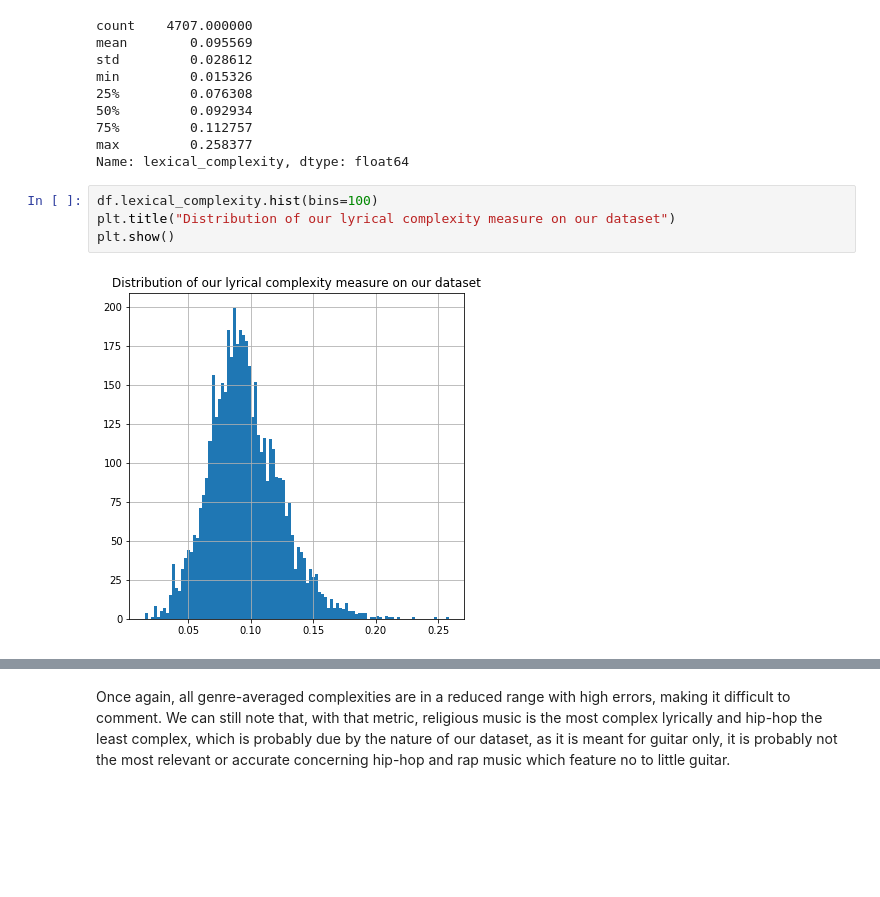
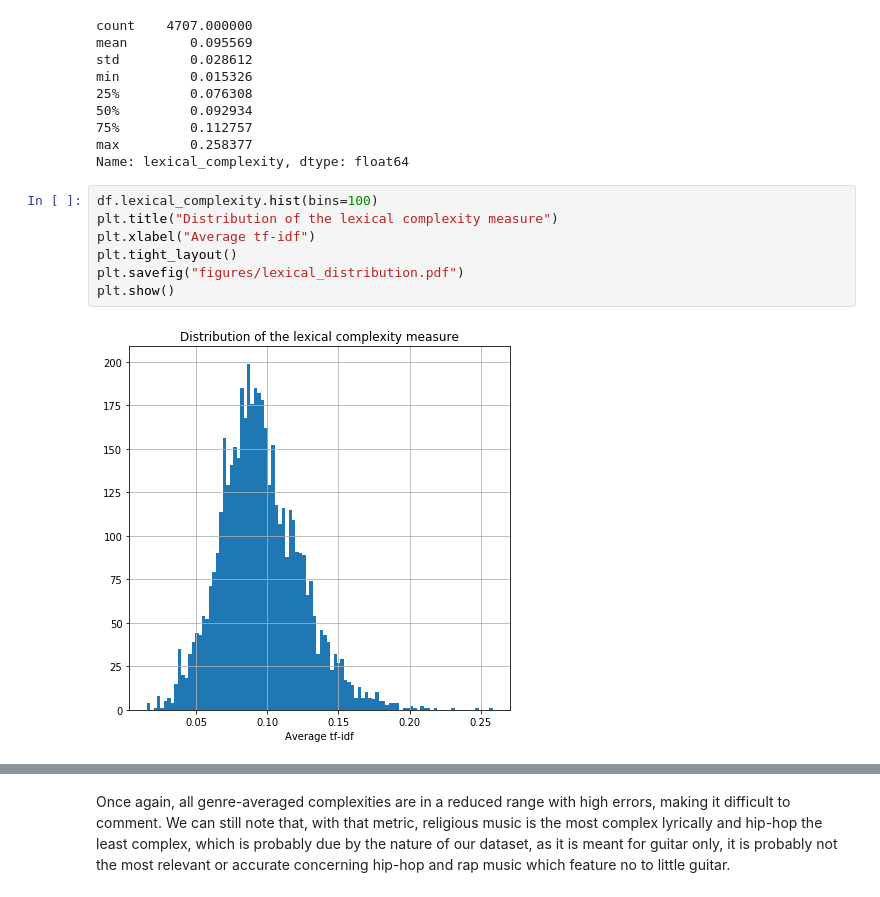
Before and after one commit to CSantiStSup/Digital_Musicology, a Jupyter notebook: Milestone 4.ipynb, the cells around one changed output, grey strips where cells are left out. Saved outputs shown, nothing was run; the diff lists cells and outputs as text; blank space fills up the shorter version.

```diff
--- a/Milestone 4.ipynb
+++ b/Milestone 4.ipynb
@@ -281,10 +291,13 @@ max         0.258377
 Name: lexical_complexity, dtype: float64
 # %%
 df.lexical_complexity.hist(bins=100)
-plt.title("Distribution of our lyrical complexity measure on our dataset")
+plt.title("Distribution of the lexical complexity measure")
+plt.xlabel("Average tf-idf")
+plt.tight_layout()
+plt.savefig("figures/lexical_distribution.pdf")
 plt.show()
 # %% [output]
-[figure, old version]
+[figure, new version]
 # %%
 sorted_avg_lexical_complexity = df.groupby("Genre").lexical_complexity.mean().sort_values(ascending=False)
 plt.bar(np.arange(df.Genre.nunique()), sorted_avg_lexical_complexity, yerr=df.groupby("Genre").lexical_complexity.std()[sorted_avg_lexical_complexity.keys()])
```
Also changed, not shown: parts of 6 cells of this notebook, 30 other files.
